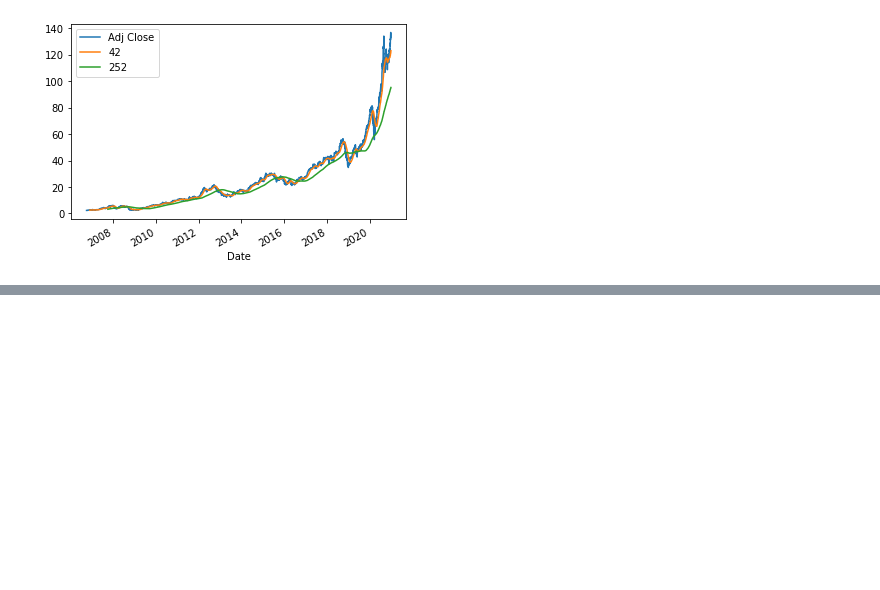
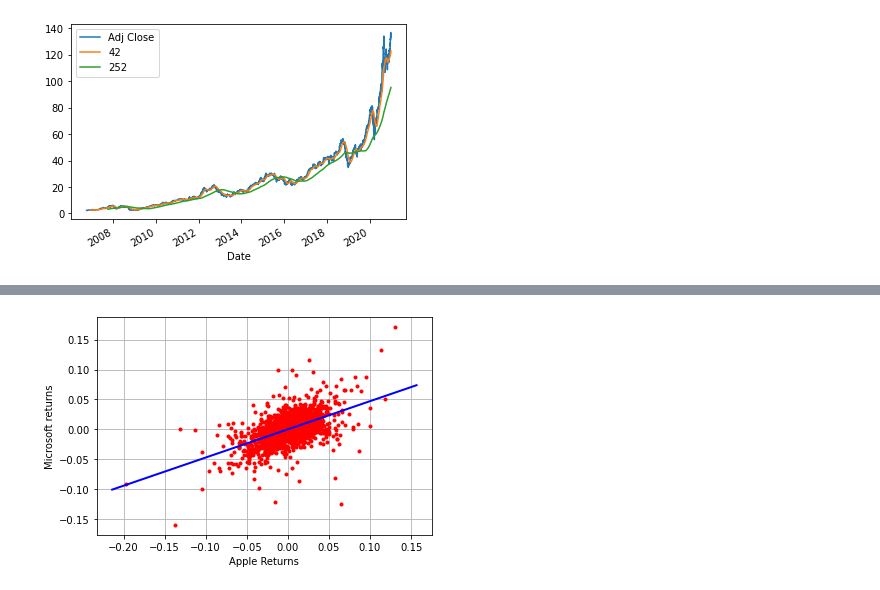
Before and after one commit to lukadlm97/algorithmic-trading-with-python, a Jupyter notebook: Advanced stock calculations.ipynb, the cells around one changed output, grey strips where cells are left out. Saved outputs shown, nothing was run; the diff lists cells and outputs as text; code cells hidden in the pictures; blank space fills up the shorter version.

```diff
--- a/Advanced stock calculations.ipynb
+++ b/Advanced stock calculations.ipynb
@@ -102,0 +174,26 @@ adj_close_px.head()
+# %%
+# Import matplotlib
+import matplotlib.pyplot as plt
+
+# Plot returns of AAPL and MSFT
+plt.plot(return_data['AAPL'], return_data['MSFT'], 'r.')
+
+# Add an axis to the plot
+ax = plt.axis()
+
+# Initialize `x`
+x = np.linspace(ax[0], ax[1] + 0.01)
+
+# Plot the regression line
+plt.plot(x, model.params[0] + model.params[1] * x, 'b', lw=2)
+
+# Customize the plot
+plt.grid(True)
+plt.axis('tight')
+plt.xlabel('Apple Returns')
+plt.ylabel('Microsoft returns')
+
+# Show the plot
+plt.show()
+# %% [output]
+[figure, added]
```
Also changed, not shown: parts of 6 cells of this notebook.
